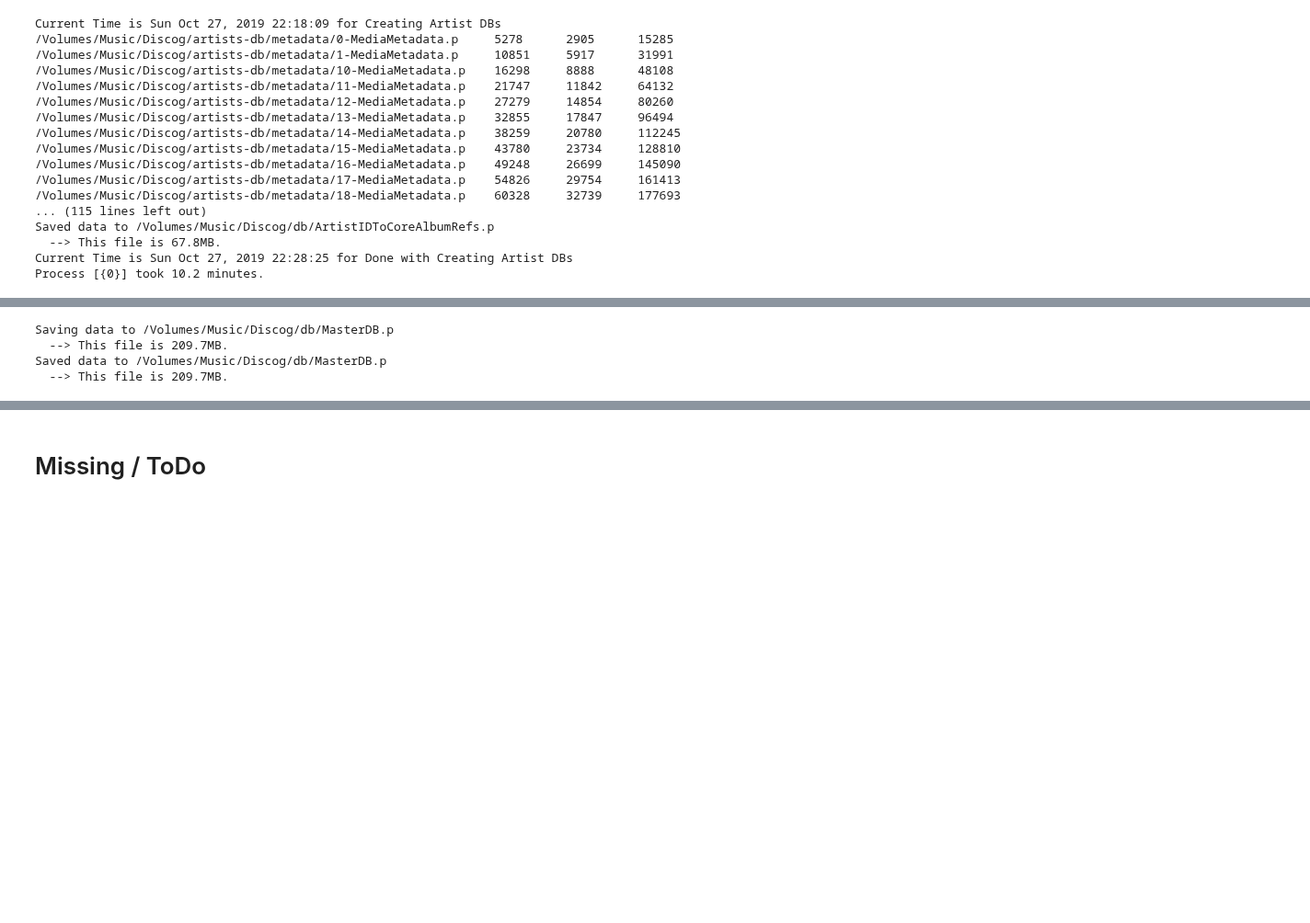
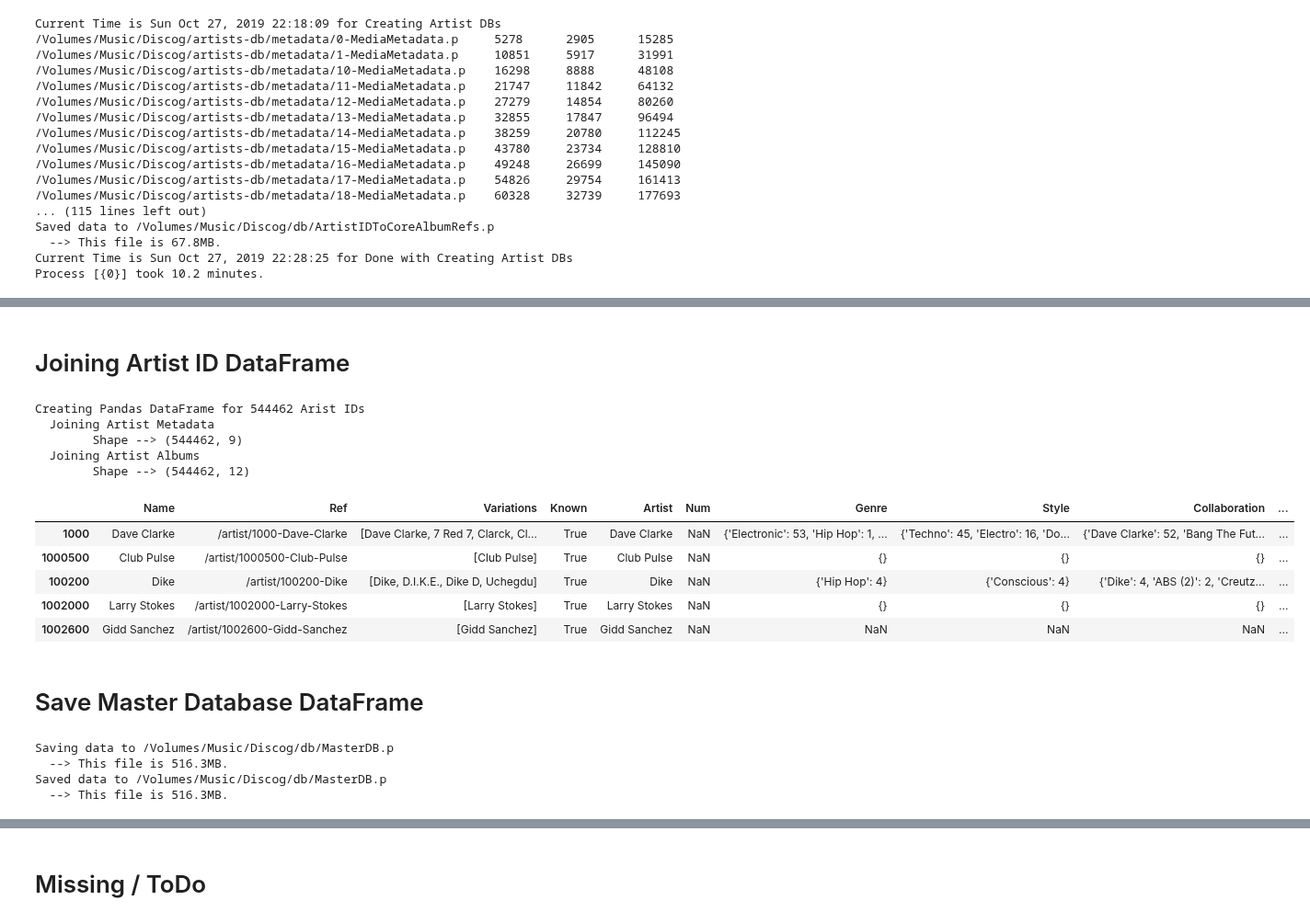
Before and after one commit to tgadf/discogs, a Jupyter notebook: Master DB.ipynb, the cells around one changed output, grey strips where cells are left out. Shown at 92% size. Drawn from its saved outputs; the diff is of its cells as text; code cells hidden in the pictures; blank space fills up the shorter version.

```diff
--- a/Master DB.ipynb
+++ b/Master DB.ipynb
@@ -685,0 +575,35 @@ DataFrame Shape is (544462, 7)
+# %%
+def getArtistAlbumKnownDB(discArtistAlbumsDB):
+    start, cmt = clock("\n===================================== Creating Artist Album DB =====================================")
+    from pandas import Series, DataFrame
+
+    tmpdb = discArtistAlbumsDB["Albums"].copy()
+    print("Creating Pandas DataFrame for {0} Arist Albums".format(tmpdb.shape[0]))
+    discdf = DataFrame(tmpdb.apply(isKnownAlbum).tolist(), index=tmpdb.index)
+    discdf.columns = ["Known Albums", "All Albums", "Albums"]
+    print("\tShape --> {0}".format(discdf.shape))
+
+    print("DataFrame Shape is {0}".format(discdf.shape))
+    elapsed(start, cmt)
+
+    return discdf
+
+
+def isKnownAlbum(x):
+    retval = {}
+    albumSummary = [0, 0]
+    for mediaType in x.keys():
+        for albumID in x[mediaType].keys():
+            albumName = x[mediaType][albumID]
+            #print(mediaType,albumID,albumName,'\t\t',end="")
+            known     = albumID in discAlbumDB.index
+            #print(known)
+
+            retval[albumID] = [albumName, mediaType, known]
+            albumSummary[0] += known
+            albumSummary[1] += 1
+
+    return [albumSummary[0], albumSummary[1], retval]
+# %%
+discArtistAlbumKnownDB = getArtistAlbumKnownDB(discArtistAlbumsDB)
+discArtistAlbumKnownDB.head()
@@ -686,8 +622,33 @@ DataFrame Shape is (544462, 7)
+# %% [markdown]
+# Joining Artist ID DataFrame
+# %%
+print("Creating Pandas DataFrame for {0} Arist IDs".format(discArtistDB.shape[0]))
+print("  Joining Artist Metadata")
+discdf = discArtistDB.join(discArtistMetadataDB)
+print("\tShape --> {0}".format(discdf.shape))
+print("  Joining Artist Albums")
+discdf = discdf.join(discArtistAlbumKnownDB)
+print("\tShape --> {0}".format(discdf.shape))
+discdf.head()
+# %% [output]
+Creating Pandas DataFrame for 544462 Arist IDs
+  Joining Artist Metadata
+        Shape --> (544462, 9)
+  Joining Artist Albums
+        Shape --> (544462, 12)
+|  | Name | Ref | Variations | Known | Artist | Num | Genre | Style | Collaboration | ... |
+| 1000 | Dave Clarke | /artist/1000-Dave-Clarke | [Dave Clarke, 7 Red 7, Clarck, Cl... | True | Dave Clarke | NaN | {'Electronic': 53, 'Hip Hop': 1, ... | {'Techno': 45, 'Electro': 16, 'Do... | {'Dave Clarke': 52, 'Bang The Fut... | ... |
+| 1000500 | Club Pulse | /artist/1000500-Club-Pulse | [Club Pulse] | True | Club Pulse | NaN | {} | {} | {} | ... |
+| 100200 | Dike | /artist/100200-Dike | [Dike, D.I.K.E., Dike D, Uchegdu] | True | Dike | NaN | {'Hip Hop': 4} | {'Conscious': 4} | {'Dike': 4, 'ABS (2)': 2, 'Creutz... | ... |
+| 1002000 | Larry Stokes | /artist/1002000-Larry-Stokes | [Larry Stokes] | True | Larry Stokes | NaN | {} | {} | {} | ... |
+| 1002600 | Gidd Sanchez | /artist/1002600-Gidd-Sanchez | [Gidd Sanchez] | True | Gidd Sanchez | NaN | NaN | NaN | NaN | ... |
+# %% [markdown]
+# Save Master Database DataFrame
 # %%
 savename = disc.getMasterDiscogsDBFilename()
-saveFile(idata=discArtistDB, ifile=savename, debug=True)
+saveFile(idata=discdf, ifile=savename, debug=True)
 # %% [output]
 Saving data to /Volumes/Music/Discog/db/MasterDB.p
-  --> This file is 209.7MB.
+  --> This file is 516.3MB.
 Saved data to /Volumes/Music/Discog/db/MasterDB.p
-  --> This file is 209.7MB.
+  --> This file is 516.3MB.
```
Also changed, not shown: parts of 37 cells of this notebook.
